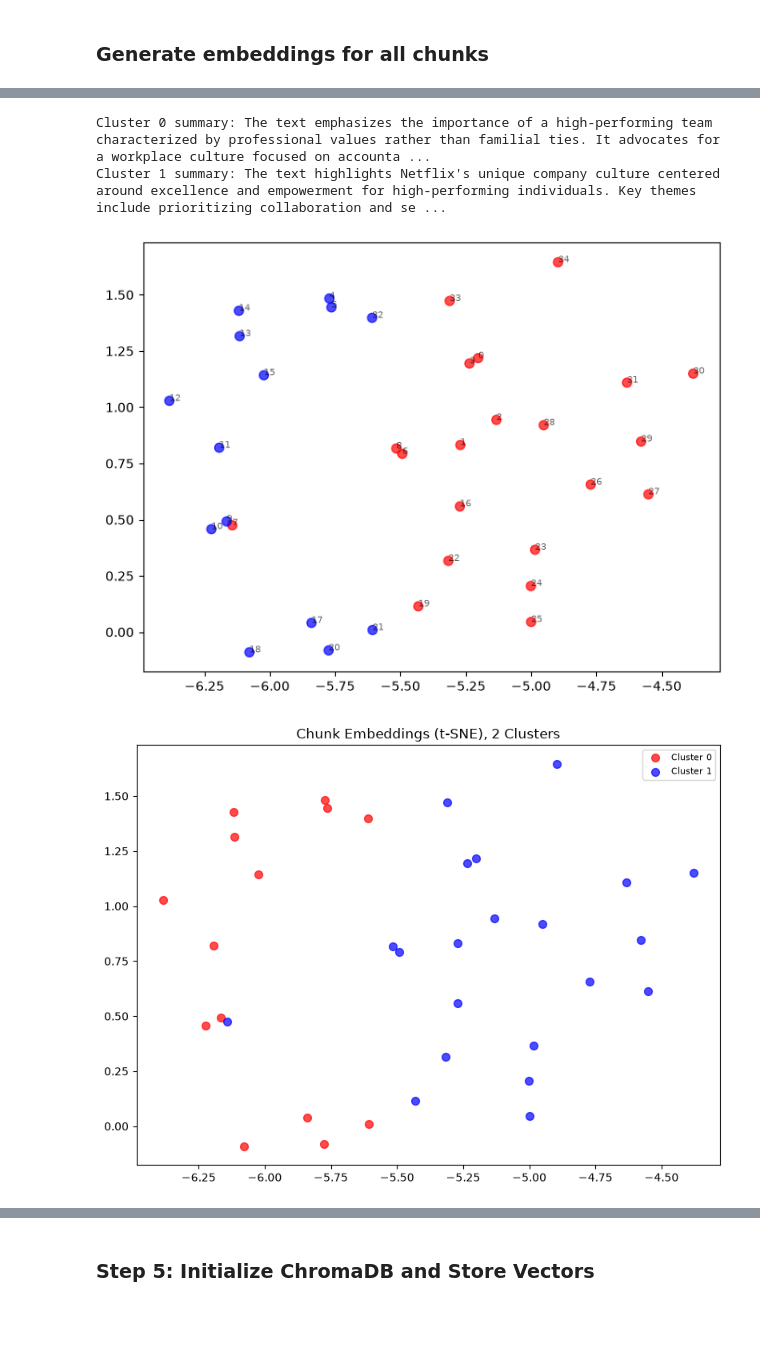
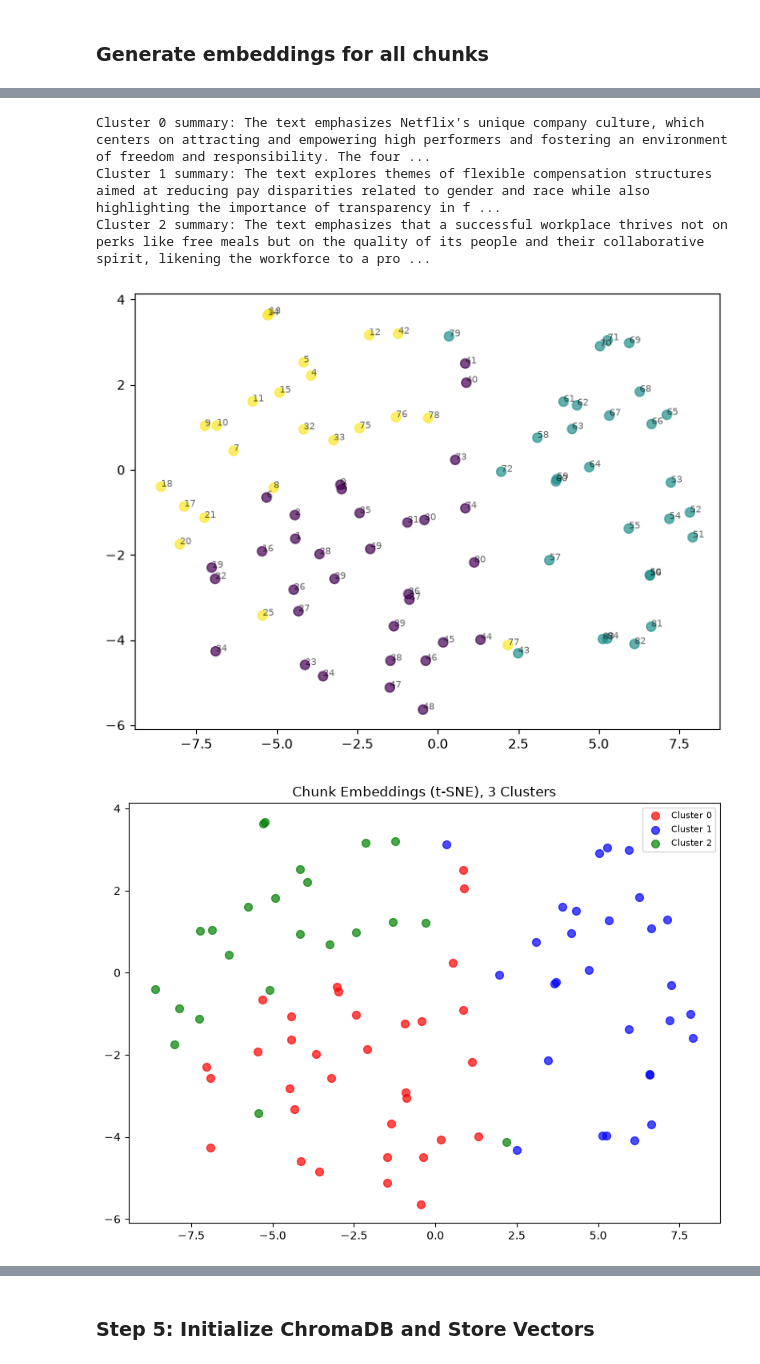
Before and after one commit to SammyGutierrez335/AI_Engineering, a Jupyter notebook: Part 1/RAG.ipynb, the cells around one changed output, grey strips where cells are left out. Saved outputs shown, nothing was run; the diff lists cells and outputs as text; code cells hidden in the pictures; blank space fills up the shorter version.

Commit message:
updates RAG file to process multiple documents

```diff
--- a/Part 1/RAG.ipynb
+++ b/Part 1/RAG.ipynb
@@ -17,8 +17,7 @@ client = OpenAI()
 # %% [markdown]
 ### Step 2: Load the document(s)
 # %%
-document = """
-
+document_netflix_culture_memo = """
 The Best Work of Our Lives
 CULTURE MEMO
 At Netflix, we aspire to entertain the world, thrilling audiences everywhere. To do that, we’ve
@@ -434,0 +518,27 @@ that make us better together. These are the values we value:
+# %%
+import uuid
+
+documents = [
+    { "text": document_netflix_culture_memo, "source": "Netflix Culture Memo"},
+    { "text": document_work_life_philosophy, "source": "Netflix Work-Life Philosophy"},
+    { "text": document_2025_annual_report_intro, "source": "Netflix 2025 Annual Report Introduction"}
+]
+
+chunks = []
+ids = []
+metadatas = []
+
+for doc in documents:
+    #prepare the list
+    chunks_ = chunk_document(doc["text"])
+    ids_ = [str(uuid.uuid4()) for _ in range(len(chunks_))]
+    metadatas_ = [{"source": doc["source"], "chunk_index": i} for i in range(len(chunks_))]
+
+    #Add to main lists
+    chunks.extend(chunks_)
+    ids.extend(ids_)
+    metadatas.extend(metadatas_)
+
+for i, chunk in enumerate(chunks):
+    display(Markdown(f"### Chunk {i+1} (ID: {ids[i]}, Source: {metadatas[i]['source']}, Index: {metadatas[i]['chunk_index']})"))
+    display(Markdown(chunk))
@@ -454,43 +612,47 @@ pprint(f"Each embedding has {len(embeddings[0])} dimensions.")
 import numpy as np
 import matplotlib.pyplot as plt
 from sklearn.manifold import TSNE
 from sklearn.cluster import KMeans
+
+N_CLUSTERS = 3
+
 # Reduce embeddings to 2D
 reduced = TSNE(n_components=2, random_state=42, perplexity=min(30, len(embeddings) - 1)).fit_transform(np.array(embeddings))
 
 # Plot
 plt.figure(figsize=(8, 6))
-labels = KMeans(n_clusters=2, random_state=42).fit_predict(np.array(embeddings))
-plt.scatter(reduced[:, 0], reduced[:, 1], c=labels, cmap="bwr", alpha=0.7, s=50)
+labels = KMeans(n_clusters=N_CLUSTERS, random_state=42).fit_predict(np.array(embeddings))
+plt.scatter(reduced[:, 0], reduced[:, 1], c=labels, cmap="viridis", alpha=0.7, s=50)
 
 for i, (x, y) in enumerate(reduced):
     plt.annotate(str(i), (x, y ), fontsize=7, alpha=0.6)
 
-for cluster_id in range(2):
+for cluster_id in range(N_CLUSTERS):
     cluster_chunks = [chunks[i] for i, l in enumerate(labels) if l == cluster_id]
     sample = "\n---\n".join(cluster_chunks[:5])
 
     response = client.chat.completions.create(
         model="gpt-4o-mini",
         max_tokens=200,
         messages=[{"role": "user", "content": f"Summarize the themese of these text chunks in 2-3 sentences:\n\n-{sample}"}]
     )
     print(f"Cluster {cluster_id} summary: {response.choices[0].message.content}")
 #plot with legend
-colors = ['red', 'blue']
+colors = ['red', 'blue', 'green']
 plt.figure(figsize=(8, 6))
-for cluster_id in range(2):
+for cluster_id in range(N_CLUSTERS):
     mask = labels == cluster_id
     plt.scatter(reduced[mask, 0], reduced[mask, 1], c=colors[cluster_id], label=f"Cluster {cluster_id}", alpha=0.7, s=50)
-plt.title("Chunk Embeddings (t-SNE), 2 Clusters")
+plt.title(f"Chunk Embeddings (t-SNE), {N_CLUSTERS} Clusters")
 plt.legend(loc="best", fontsize=8)
 plt.tight_layout()
 plt.show()
 # %% [output]
-Cluster 0 summary: The text emphasizes the importance of a high-performing team characterized by professional values rather than familial ties. It advocates for a workplace culture focused on accounta ...
-Cluster 1 summary: The text highlights Netflix's unique company culture centered around excellence and empowerment for high-performing individuals. Key themes include prioritizing collaboration and se ...
+Cluster 0 summary: The text emphasizes Netflix's unique company culture, which centers on attracting and empowering high performers and fostering an environment of freedom and responsibility. The four ...
+Cluster 1 summary: The text explores themes of flexible compensation structures aimed at reducing pay disparities related to gender and race while also highlighting the importance of transparency in f ...
+Cluster 2 summary: The text emphasizes that a successful workplace thrives not on perks like free meals but on the quality of its people and their collaborative spirit, likening the workforce to a pro ...
-[figure, old version]
+[figure, new version]
-[figure, old version]
+[figure, new version]
 # %%
 import numpy as np
 import plotly.graph_objects as go
```
Also changed, not shown: parts of 11 cells of this notebook.
